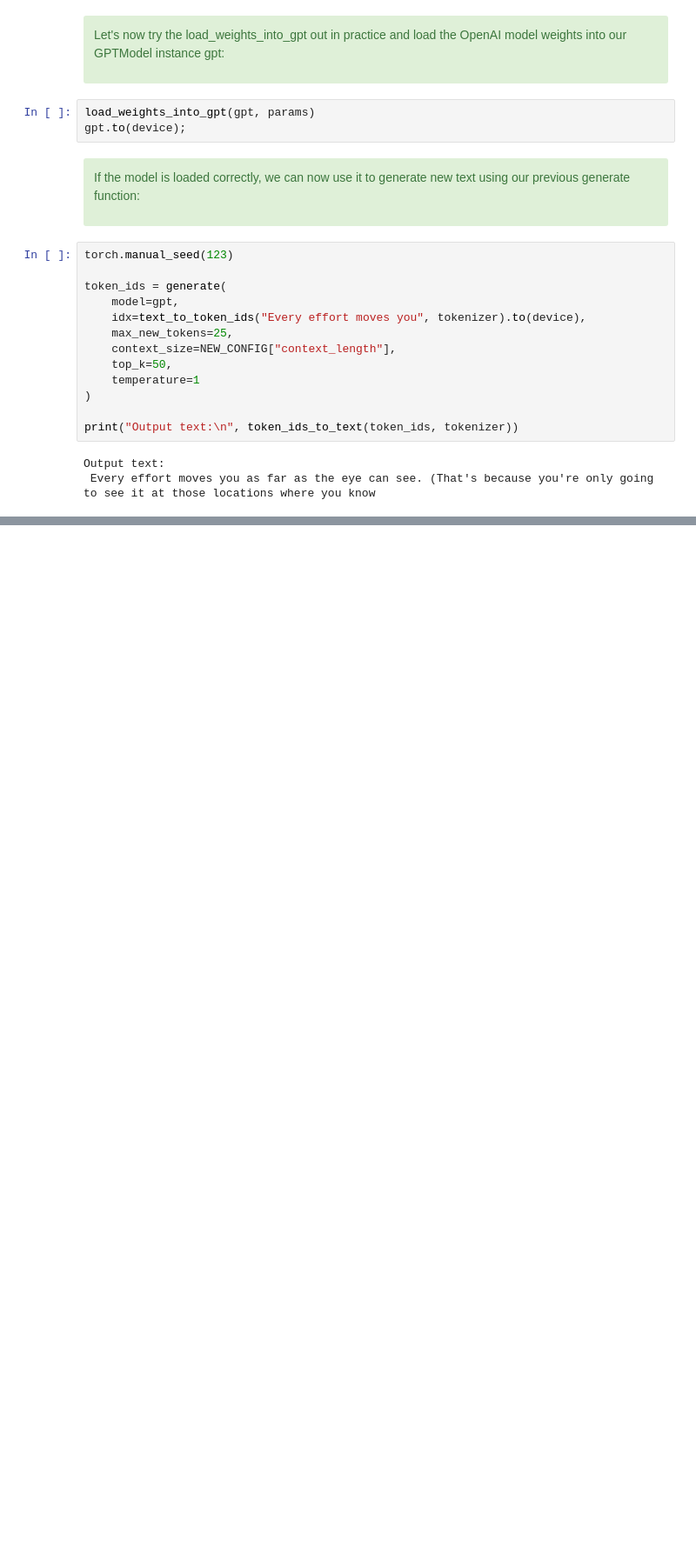
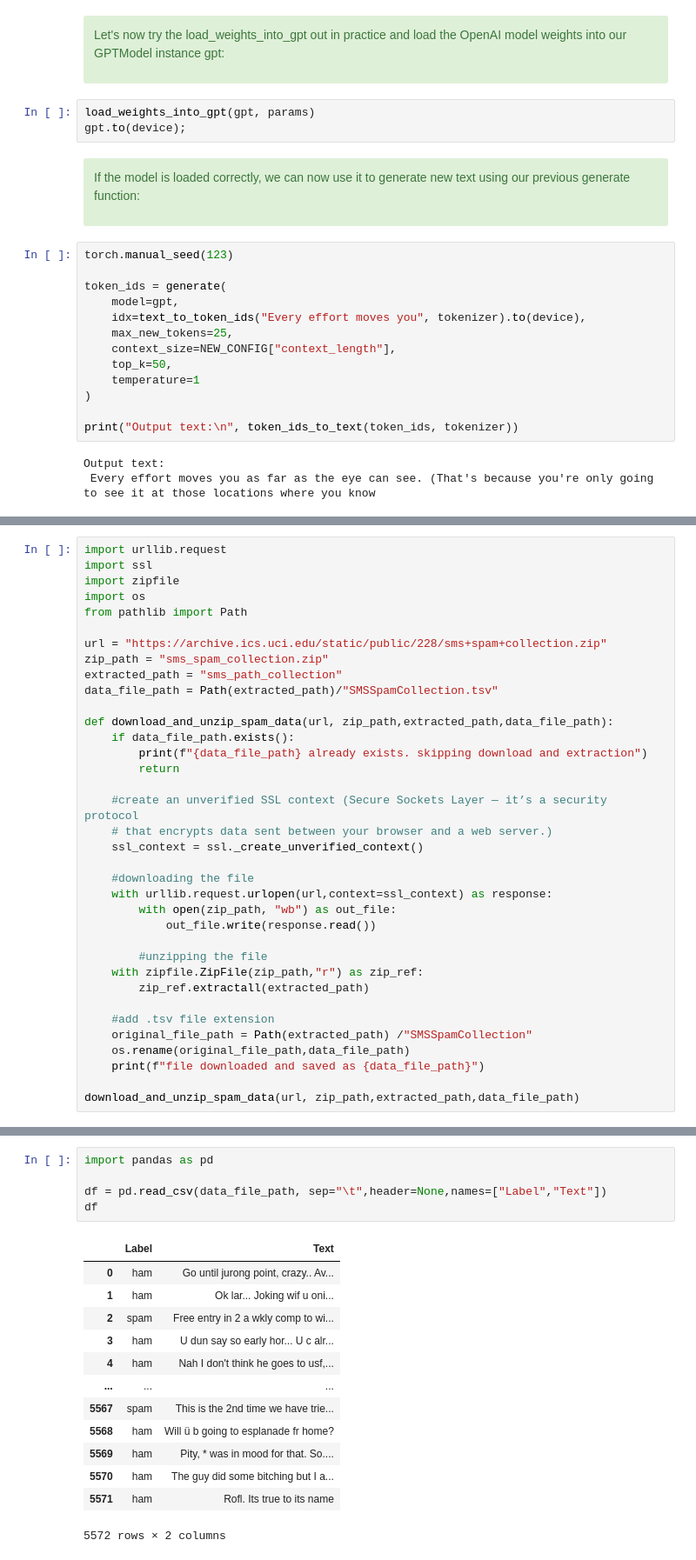
Before and after one commit to Shekhar-Khairnar/LLM-from-scratch, a Jupyter notebook: 2-attention_mechanism_and_dataset_prep.ipynb, the cells around one changed output, grey strips where cells are left out. Shown at 87% size. Saved outputs shown, nothing was run; the diff lists cells and outputs as text; blank space fills up the shorter version.

```diff
--- a/2-attention_mechanism_and_dataset_prep.ipynb
+++ b/2-attention_mechanism_and_dataset_prep.ipynb
@@ -4532,0 +4543,36 @@ Output text:
+# %%
+import urllib.request
+import ssl
+import zipfile
+import os
+from pathlib import Path
+
+url = "https://archive.ics.uci.edu/static/public/228/sms+spam+collection.zip"
+zip_path = "sms_spam_collection.zip"
+extracted_path = "sms_path_collection"
+data_file_path = Path(extracted_path)/"SMSSpamCollection.tsv"
+
+def download_and_unzip_spam_data(url, zip_path,extracted_path,data_file_path):
+    if data_file_path.exists():
+        print(f"{data_file_path} already exists. skipping download and extraction")
+        return
+
+    #create an unverified SSL context (Secure Sockets Layer — it’s a security protocol
+    # that encrypts data sent between your browser and a web server.)
+    ssl_context = ssl._create_unverified_context()
+
+    #downloading the file
+    with urllib.request.urlopen(url,context=ssl_context) as response:
+        with open(zip_path, "wb") as out_file:
+            out_file.write(response.read())
+
+        #unzipping the file
+    with zipfile.ZipFile(zip_path,"r") as zip_ref:
+        zip_ref.extractall(extracted_path)
+
+    #add .tsv file extension
+    original_file_path = Path(extracted_path) /"SMSSpamCollection"
+    os.rename(original_file_path,data_file_path)
+    print(f"file downloaded and saved as {data_file_path}")
+
+download_and_unzip_spam_data(url, zip_path,extracted_path,data_file_path)
@@ -4532,0 +4590,19 @@ Output text:
+# %%
+import pandas as pd
+
+df = pd.read_csv(data_file_path, sep="\t",header=None,names=["Label","Text"])
+df
+# %% [output]
+|  | Label | Text |
+| 0 | ham | Go until jurong point, crazy.. Av... |
+| 1 | ham | Ok lar... Joking wif u oni... |
+| 2 | spam | Free entry in 2 a wkly comp to wi... |
+| 3 | ham | U dun say so early hor... U c alr... |
+| 4 | ham | Nah I don't think he goes to usf,... |
+| ... | ... | ... |
+| 5567 | spam | This is the 2nd time we have trie... |
+| 5568 | ham | Will ü b going to esplanade fr home? |
+| 5569 | ham | Pity, * was in mood for that. So.... |
+| 5570 | ham | The guy did some bitching but I a... |
+| 5571 | ham | Rofl. Its true to its name |
+5572 rows × 2 columns
```
Also changed, not shown: parts of 75 cells of this notebook, 1 other file.
